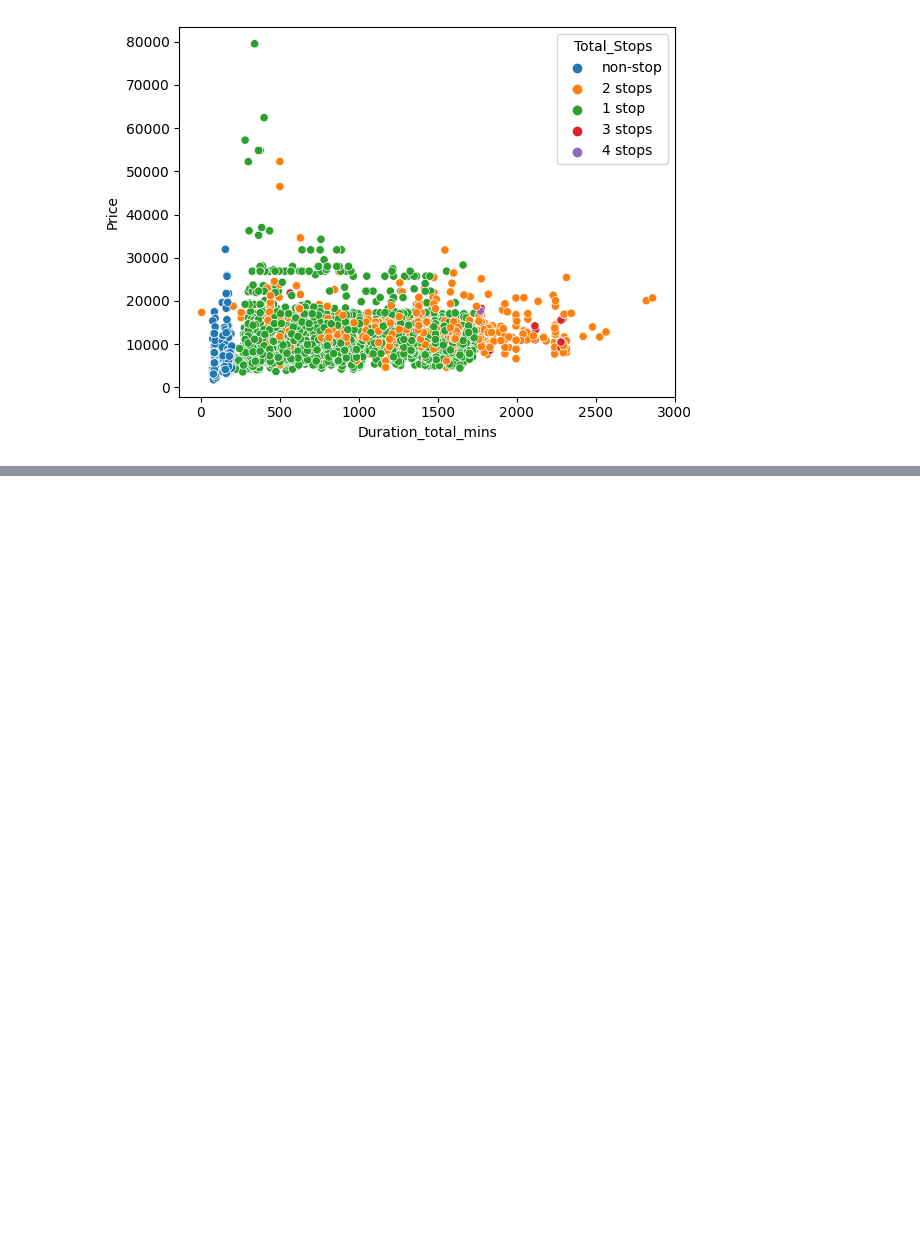
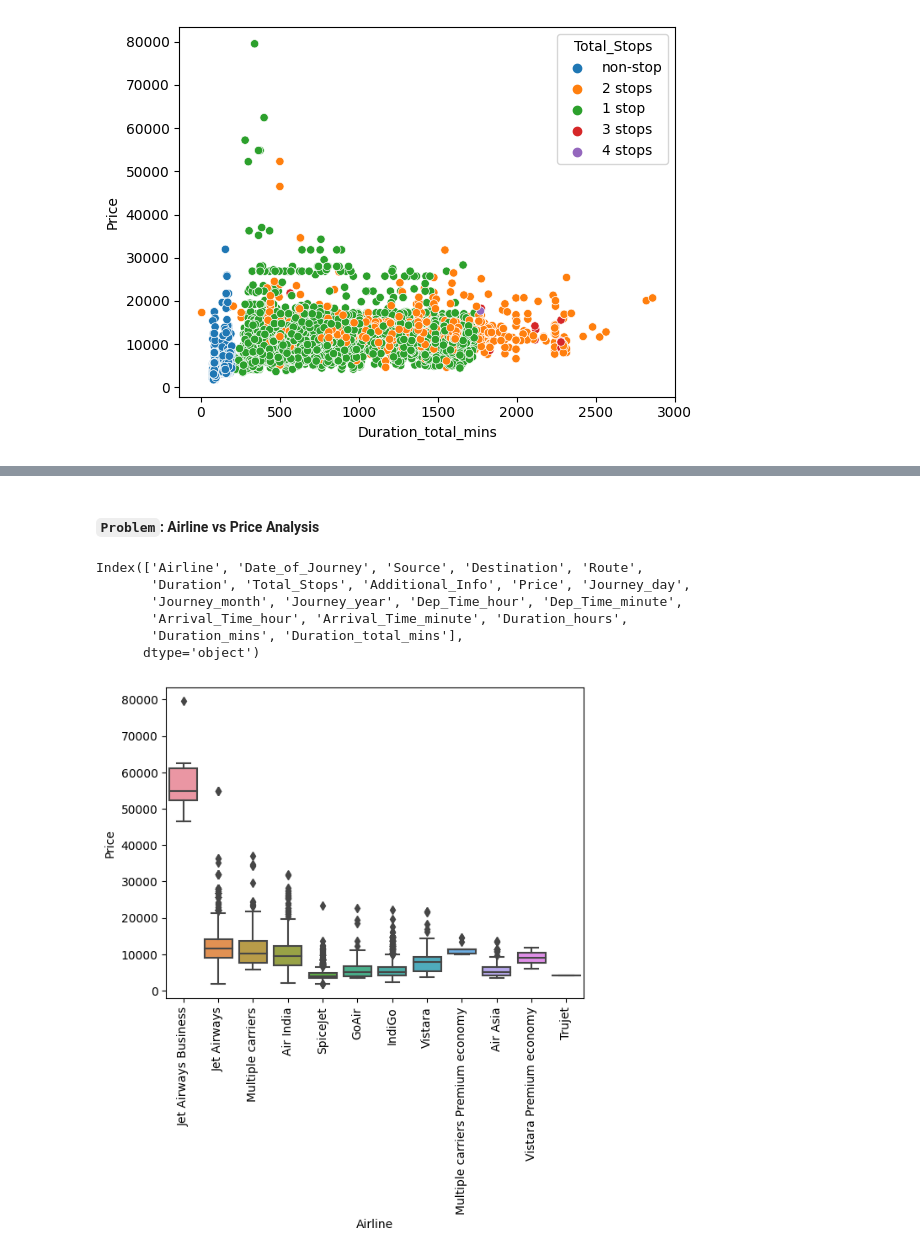
Before and after one commit to girdharik/Data-ML, a Jupyter notebook: Projects/Airlines-Tickets-Fare-Prediction/fare_prediction.ipynb, the cells around one changed output, grey strips where cells are left out. Drawn from its saved outputs; the diff is of its cells as text; code cells hidden in the pictures; blank space fills up the shorter version.

```diff
--- a/Projects/Airlines-Tickets-Fare-Prediction/fare_prediction.ipynb
+++ b/Projects/Airlines-Tickets-Fare-Prediction/fare_prediction.ipynb
@@ -334,0 +420,16 @@ sns.scatterplot(x="Duration_total_mins", y='Price', hue='Total_Stops', data=data
+# %% [markdown]
+#### `Problem`: Airline vs Price Analysis
+# %%
+data.columns
+# %% [output]
+Index(['Airline', 'Date_of_Journey', 'Source', 'Destination', 'Route',
+       'Duration', 'Total_Stops', 'Additional_Info', 'Price', 'Journey_day',
+       'Journey_month', 'Journey_year', 'Dep_Time_hour', 'Dep_Time_minute',
+       'Arrival_Time_hour', 'Arrival_Time_minute', 'Duration_hours',
+       'Duration_mins', 'Duration_total_mins'],
+      dtype='object')
+# %%
+sns.boxplot(x='Airline', y='Price', data=data.sort_values('Price', ascending=False))
+plt.xticks(rotation='vertical');
+# %% [output]
+[figure, added]
```
Also changed, not shown: parts of 53 cells of this notebook.
